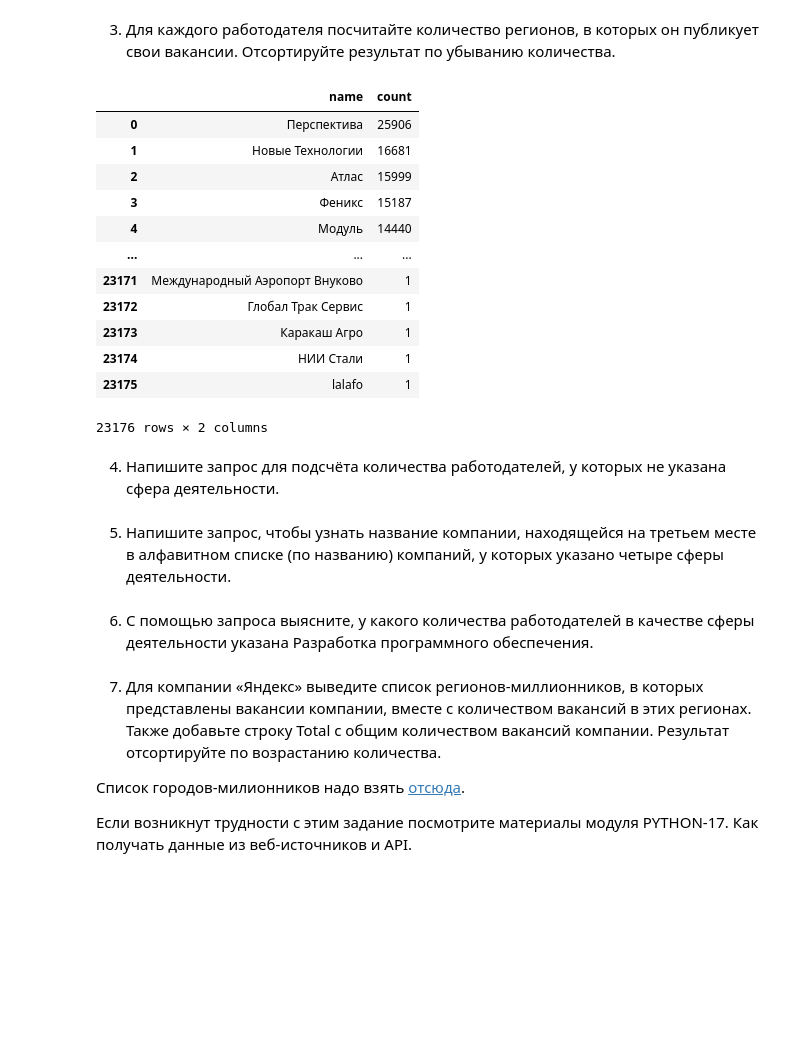
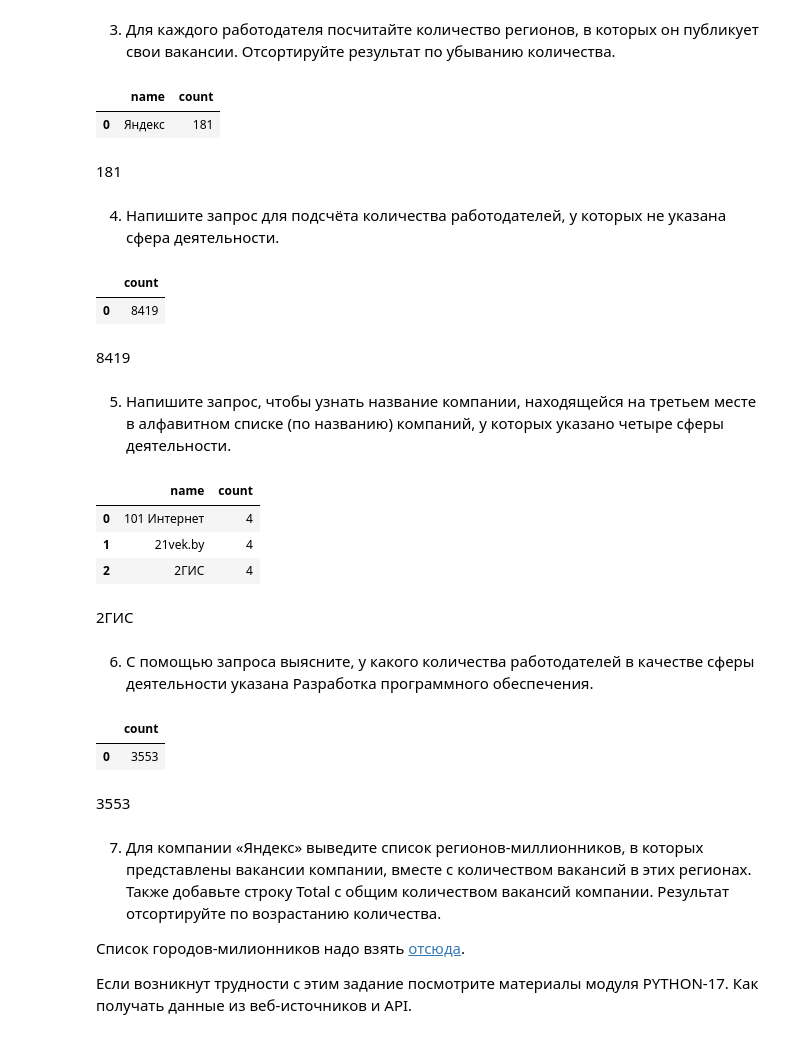
Before and after one commit to alexander-stratonov/Skillfactory, a Jupyter notebook: __127 поток/Блок 2. Подгрузка данных/PROJECT-2. Анализ вакансий из HeadHunter/Project_2_Ноутбук_шаблон.ipynb, the cells around one changed output. Drawn from its saved outputs; the diff is of its cells as text; code cells hidden in the pictures; blank space fills up the shorter version.

```diff
--- a/__127 поток/Блок 2. Подгрузка данных/PROJECT-2. Анализ вакансий из HeadHunter/Project_2_Ноутбук_шаблон.ipynb
+++ b/__127 поток/Блок 2. Подгрузка данных/PROJECT-2. Анализ вакансий из HeadHunter/Project_2_Ноутбук_шаблон.ipynb
@@ -232,26 +232,15 @@ df_5_2
 # %% [markdown]
 3. Для каждого работодателя посчитайте количество регионов, в которых он публикует свои вакансии. Отсортируйте результат по убыванию количества.
 # %%
-query_5_3 = '''select e.name, count(a.name)
-           from public.areas a
-           left join public.vacancies v on a.id = v.area_id
-           left join public.employers e on a.id = e.area
+query_5_3 = '''select e.name, count(distinct v.area_id)
+           from public.employers e
+           join public.vacancies v on v.employer_id = e.id
            group by 1
            order by 2 desc
+           limit 1
 '''
 df_5_3 = pd.read_sql_query(query_5_3, connection)
 df_5_3
 # %% [output]
 |  | name | count |
-| 0 | Перспектива | 25906 |
-| 1 | Новые Технологии | 16681 |
-| 2 | Атлас | 15999 |
-| 3 | Феникс | 15187 |
-| 4 | Модуль | 14440 |
-| ... | ... | ... |
-| 23171 | Международный Аэропорт Внуково | 1 |
-| 23172 | Глобал Трак Сервис | 1 |
-| 23173 | Каракаш Агро | 1 |
-| 23174 | НИИ Стали | 1 |
-| 23175 | lalafo | 1 |
+| 0 | Яндекс | 181 |
-23176 rows × 2 columns
@@ -260,4 +247,15 @@ df_5_3
+# %% [markdown]
+181
 # %% [markdown]
 4. Напишите запрос для подсчёта количества работодателей, у которых не указана сфера деятельности.
 # %%
-# текст запроса
+query_5_4 = '''select count(e.name)
+           from public.employers e
+           left join public.employers_industries ei on ei.employer_id = e.id
+           where ei.industry_id is null
+'''
+df_5_4 = pd.read_sql_query(query_5_4, connection)
+df_5_4
+# %% [output]
+|  | count |
+| 0 | 8419 |
@@ -266,4 +262,20 @@ df_5_3
+# %% [markdown]
+8419
 # %% [markdown]
 5. Напишите запрос, чтобы узнать название компании, находящейся на третьем месте в алфавитном списке (по названию) компаний, у которых указано четыре сферы деятельности.
 # %%
-# текст запроса
+query_5_5 = '''select e.name, count(ei.industry_id)
+           from public.employers e
+           left join public.employers_industries ei on ei.employer_id = e.id
+           group by 1
+           having count(ei.industry_id) = 4
+           order by 1
+           limit 3
+'''
+df_5_5 = pd.read_sql_query(query_5_5, connection)
+df_5_5
+# %% [output]
+|  | name | count |
+| 0 | 101 Интернет | 4 |
+| 1 | 21vek.by | 4 |
+| 2 | 2ГИС | 4 |
@@ -272,4 +282,16 @@ df_5_3
+# %% [markdown]
+2ГИС
 # %% [markdown]
 6. С помощью запроса выясните, у какого количества работодателей в качестве сферы деятельности указана Разработка программного обеспечения.
 # %%
-# текст запроса
+query_5_6 = '''select count(e.id)
+           from public.employers e
+           left join public.employers_industries ei on ei.employer_id = e.id
+           left join public.industries i on ei.industry_id = i.id
+           where i.name = 'Разработка программного обеспечения'
+'''
+df_5_6 = pd.read_sql_query(query_5_6, connection)
+df_5_6
+# %% [output]
+|  | count |
+| 0 | 3553 |
@@ -278,3 +298,5 @@ df_5_3
+# %% [markdown]
+3553
 # %% [markdown]
 7. Для компании «Яндекс» выведите список регионов-миллионников, в которых представлены вакансии компании, вместе с количеством вакансий в этих регионах. Также добавьте строку Total с общим количеством вакансий компании. Результат отсортируйте по возрастанию количества.
 
```
Also changed, not shown: parts of 9 cells of this notebook.
